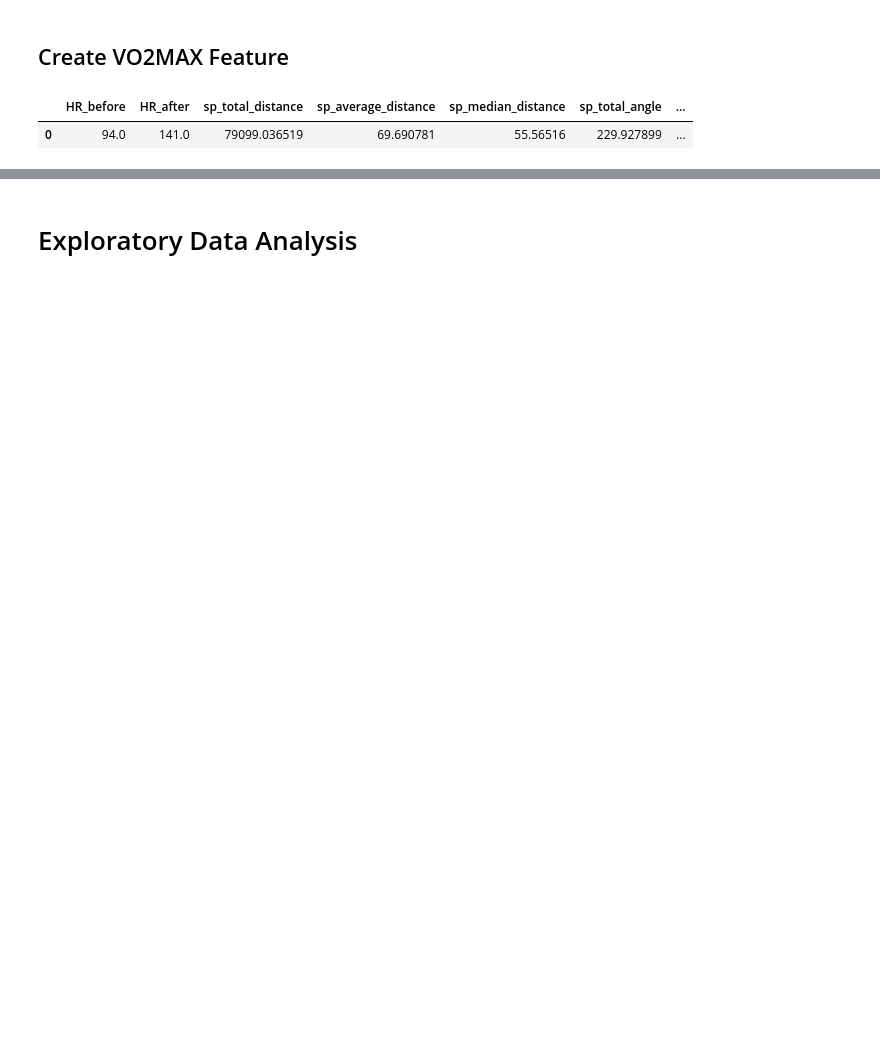
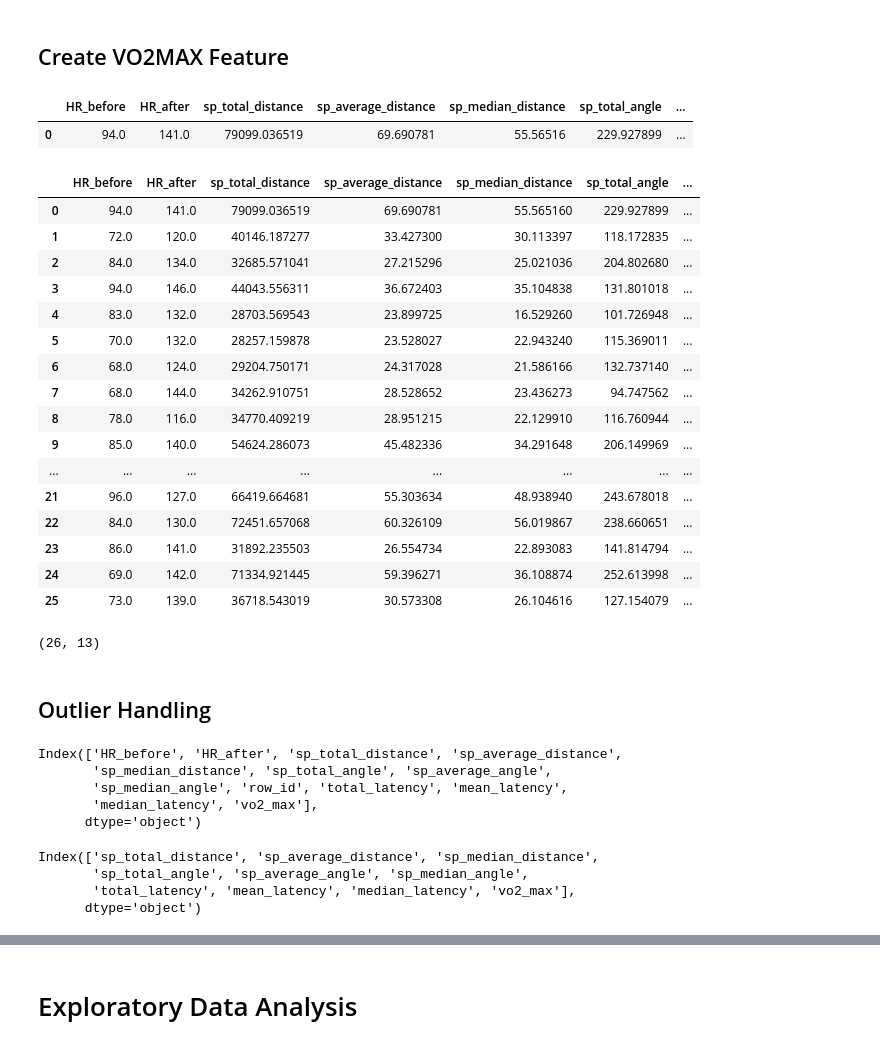
Before and after one commit to CapstoneDTETIA06/ml-workspace, a Jupyter notebook: notebooks/2.preprocessing-eda-fe.ipynb, the cells around one changed output, grey strips where cells are left out. Cells and saved outputs as stored; diff of their text form; code cells hidden in the pictures; blank space fills up the shorter version.

```diff
--- a/notebooks/2.preprocessing-eda-fe.ipynb
+++ b/notebooks/2.preprocessing-eda-fe.ipynb
@@ -284,3 +329,45 @@ df_engineered.head(1)
 | 0 | 94.0 | 141.0 | 79099.036519 | 69.690781 | 55.56516 | 229.927899 | ... |
 # %%
 df_engineered['vo2_max'] = 15.3 * df_engineered['HR_after'] / df_engineered['HR_before']
+# %%
+df_engineered
+# %% [output]
+|  | HR_before | HR_after | sp_total_distance | sp_average_distance | sp_median_distance | sp_total_angle | ... |
+| 0 | 94.0 | 141.0 | 79099.036519 | 69.690781 | 55.565160 | 229.927899 | ... |
+| 1 | 72.0 | 120.0 | 40146.187277 | 33.427300 | 30.113397 | 118.172835 | ... |
+| 2 | 84.0 | 134.0 | 32685.571041 | 27.215296 | 25.021036 | 204.802680 | ... |
+| 3 | 94.0 | 146.0 | 44043.556311 | 36.672403 | 35.104838 | 131.801018 | ... |
+| 4 | 83.0 | 132.0 | 28703.569543 | 23.899725 | 16.529260 | 101.726948 | ... |
+| 5 | 70.0 | 132.0 | 28257.159878 | 23.528027 | 22.943240 | 115.369011 | ... |
+| 6 | 68.0 | 124.0 | 29204.750171 | 24.317028 | 21.586166 | 132.737140 | ... |
+| 7 | 68.0 | 144.0 | 34262.910751 | 28.528652 | 23.436273 | 94.747562 | ... |
+| 8 | 78.0 | 116.0 | 34770.409219 | 28.951215 | 22.129910 | 116.760944 | ... |
+| 9 | 85.0 | 140.0 | 54624.286073 | 45.482336 | 34.291648 | 206.149969 | ... |
+| ... | ... | ... | ... | ... | ... | ... | ... |
+| 21 | 96.0 | 127.0 | 66419.664681 | 55.303634 | 48.938940 | 243.678018 | ... |
+| 22 | 84.0 | 130.0 | 72451.657068 | 60.326109 | 56.019867 | 238.660651 | ... |
+| 23 | 86.0 | 141.0 | 31892.235503 | 26.554734 | 22.893083 | 141.814794 | ... |
+| 24 | 69.0 | 142.0 | 71334.921445 | 59.396271 | 36.108874 | 252.613998 | ... |
+| 25 | 73.0 | 139.0 | 36718.543019 | 30.573308 | 26.104616 | 127.154079 | ... |
+# %%
+df_engineered.shape
+# %% [output]
+(26, 13)
+# %% [markdown]
+## Outlier Handling
+# %%
+df_engineered_columns = df_engineered.columns
+df_engineered_columns
+# %% [output]
+Index(['HR_before', 'HR_after', 'sp_total_distance', 'sp_average_distance',
+       'sp_median_distance', 'sp_total_angle', 'sp_average_angle',
+       'sp_median_angle', 'row_id', 'total_latency', 'mean_latency',
+       'median_latency', 'vo2_max'],
+      dtype='object')
+# %%
+df_engineered_columns.drop(['row_id','HR_before','HR_after'])
+# %% [output]
+Index(['sp_total_distance', 'sp_average_distance', 'sp_median_distance',
+       'sp_total_angle', 'sp_average_angle', 'sp_median_angle',
+       'total_latency', 'mean_latency', 'median_latency', 'vo2_max'],
+      dtype='object')
```
Also changed, not shown: parts of 20 cells of this notebook, 12 other files.
